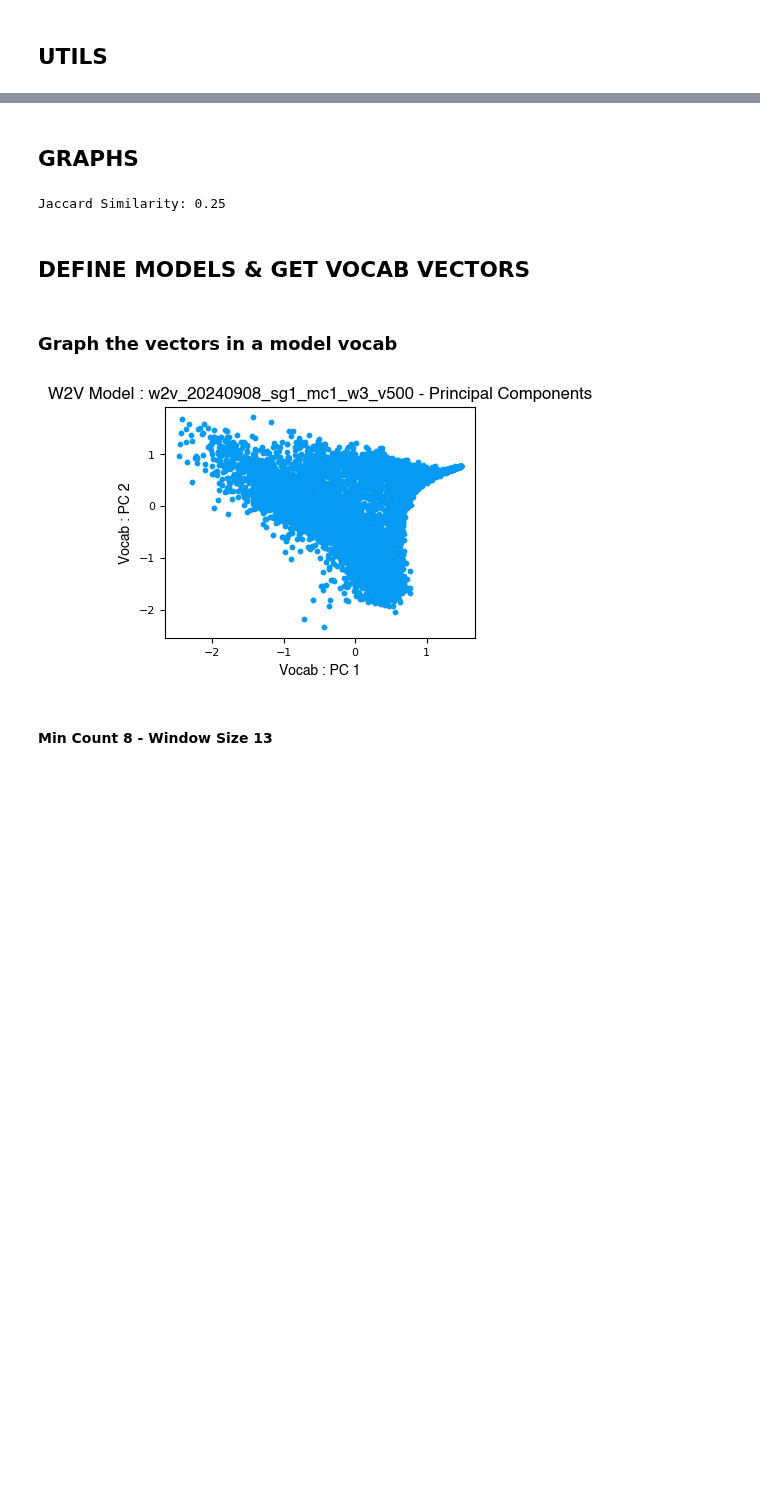
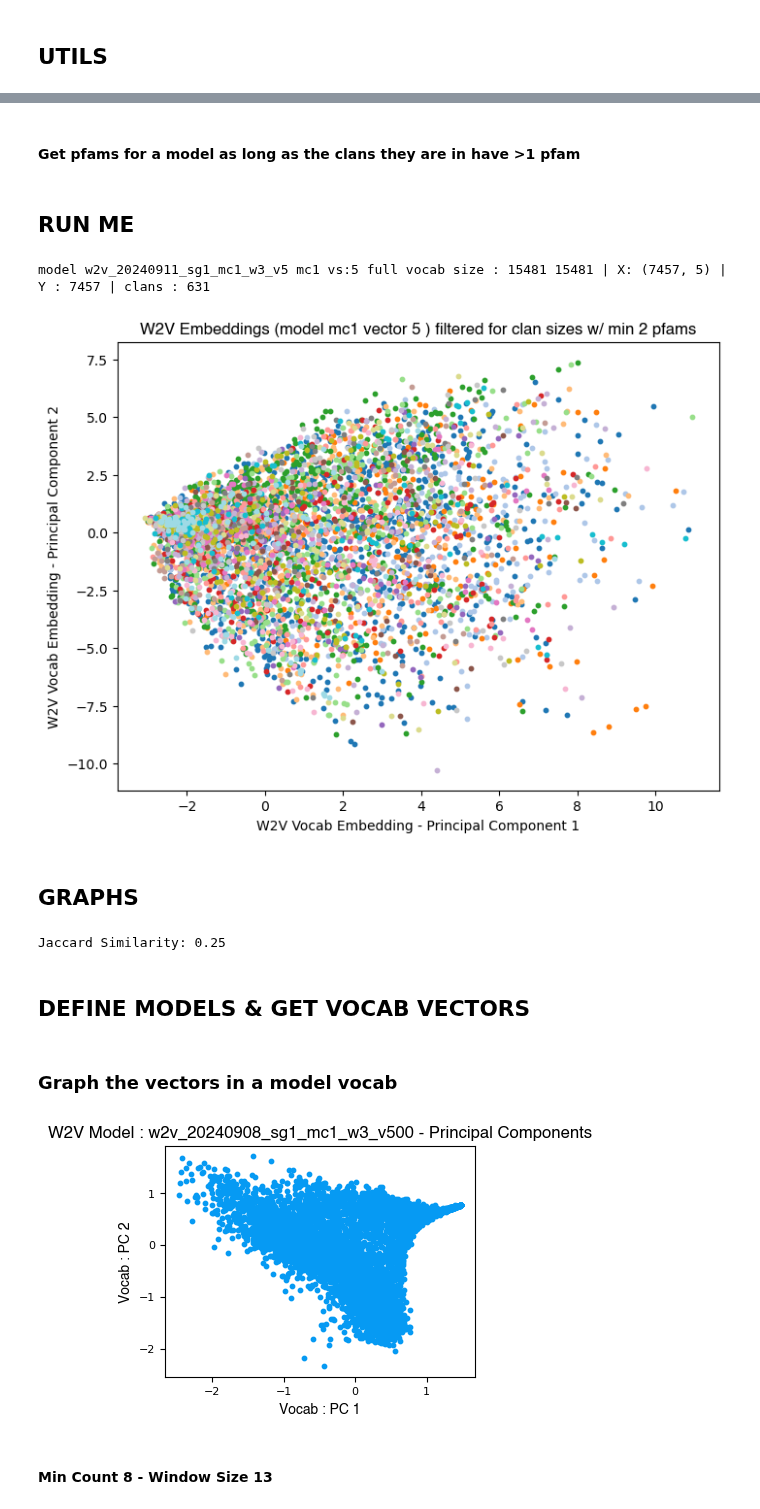
Before and after one commit to greyneuron/COMP_0158_MSC_PROJECT, a Jupyter notebook: code/clustering/w2v_cluster_helper.ipynb, the cells around one changed output, grey strips where cells are left out. Cells and saved outputs as stored; diff of their text form; code cells hidden in the pictures; blank space fills up the shorter version.

```diff
--- a/code/clustering/w2v_cluster_helper.ipynb
+++ b/code/clustering/w2v_cluster_helper.ipynb
@@ -19,0 +54,10 @@ output_dir  ='/Users/patrick/dev/ucl/word2vec/COMP_0158_MSC_PROJECT/logs/cluster
+# %%
+def find_files(directory, extn):
+    files_info = []
+    # Traverse the directory recursively
+    for file_path in Path(directory).rglob(f"*{extn}"):
+        if file_path.is_file():  # Check if it's a file
+            filename = file_path.stem  # Get the filename without extension
+            file_extension = file_path.suffix  # Get the file extension
+            files_info.append((str(file_path), filename, file_extension))
+    return files_info
@@ -227,0 +331,2 @@ model w2v_20240910_sg1_mc8_w44_v5 mc:mc8 vs:5 full vocab size : 12197 12197 clan
+# %% [markdown]
+#### Get pfams for a model as long as the clans they are in have >1 pfam
@@ -228,3 +386,57 @@ model w2v_20240910_sg1_mc8_w44_v5 mc:mc8 vs:5 full vocab size : 12197 12197 clan
+# %% [markdown]
+## RUN ME
+# %%
+model_dir       = "/Users/patrick/dev/ucl/word2vec/comp_0158_msc_project/data/models/test/"
+
+'''
+model_files    = find_files(model_dir, 'model')
+
+print(f"min clan size \t| model_name  \t\t\t| min_count | vector_size | vocab_count | filtered_pfams | filtered_clans")
+for model_file in model_files:
+    model_path  = model_file[0]
+    model_name  = model_file[1]
+    min_count_s = re.search("(mc[0-9]+)_", model_name)
+    min_count   = min_count_s.group(1)
+    vector_s    = re.search("v([0-9]+)", model_name)
+    vector_size = vector_s.group(1)
+
+    # get vocab details
+    full_vocab, vocab_count = get_pfam_vocab(model_path, exclude_gaps=True)
+    #print(f"{model_name} : {model_name}  | {min_count} | {vector_size} | {vocab_count}")
+
+    #min_clan_sizes = [2 ,3, 5, 8, 10]
+    min_clan_sizes = [2]
+
+
+    for min_cs in min_clan_sizes:
+        filtered_pfams, filtered_clans, filtered_clan_dict = get_pfam_clans_for_model(model_name, model_path, min_cs)
+        print(f"min clan : {min_cs} \t| {model_name}  \t| {min_count} | {vector_size} | {vocab_count} | {len(filtered_pfams)} | {len(filtered_clans)}")
+'''
+#model_names = ['w2v_20240911_sg1_mc1_w3_v5', 'w2v_20240911_cbow_mc8_w44_v50']
+model_names = ['w2v_20240911_sg1_mc1_w3_v5']
+
+min_cs = 2
+for model_name in model_names:
+    model_path  = model_dir+model_name+'.model'
+    min_count_s = re.search("(mc[0-9]+)_", model_name)
+    min_count   = min_count_s.group(1)
+    vector_s    = re.search("v([0-9]+)", model_name)
+    vector_size = vector_s.group(1)
+
+    # get vocab for model
+    full_vocab, vocab_count = get_pfam_vocab(model_path, exclude_gaps=True)
+    filtered_pfams, filtered_clans, filtered_clan_dict = get_pfam_clans_for_model(model_name, model_path, min_cs)
+
+    X, Y = get_clustering_inputs(model_path, filtered_pfams, 5)
+
+    print(f"model {model_name} {min_count} vs:{vector_size} full vocab size : {vocab_count} {len(full_vocab)} | X: {X.shape} | Y : {len(Y)} | clans : {len(filtered_clans)}")
+
+    title = 'W2V Embeddings (model ' + str(min_count) +' vector ' + str(vector_size) +' ) filtered for clan sizes w/ min '+ str(min_cs)+' pfams'
+    #graph_2d_pca(X, title)
+    graph_2d_pca_color(X, Y, title)
+# %% [output]
+model w2v_20240911_sg1_mc1_w3_v5 mc1 vs:5 full vocab size : 15481 15481 | X: (7457, 5) | Y : 7457 | clans : 631
+[figure, added]
 # %% [markdown]
 ## GRAPHS
 # %%
```
Also changed, not shown: parts of 15 cells of this notebook, 6 other files.
